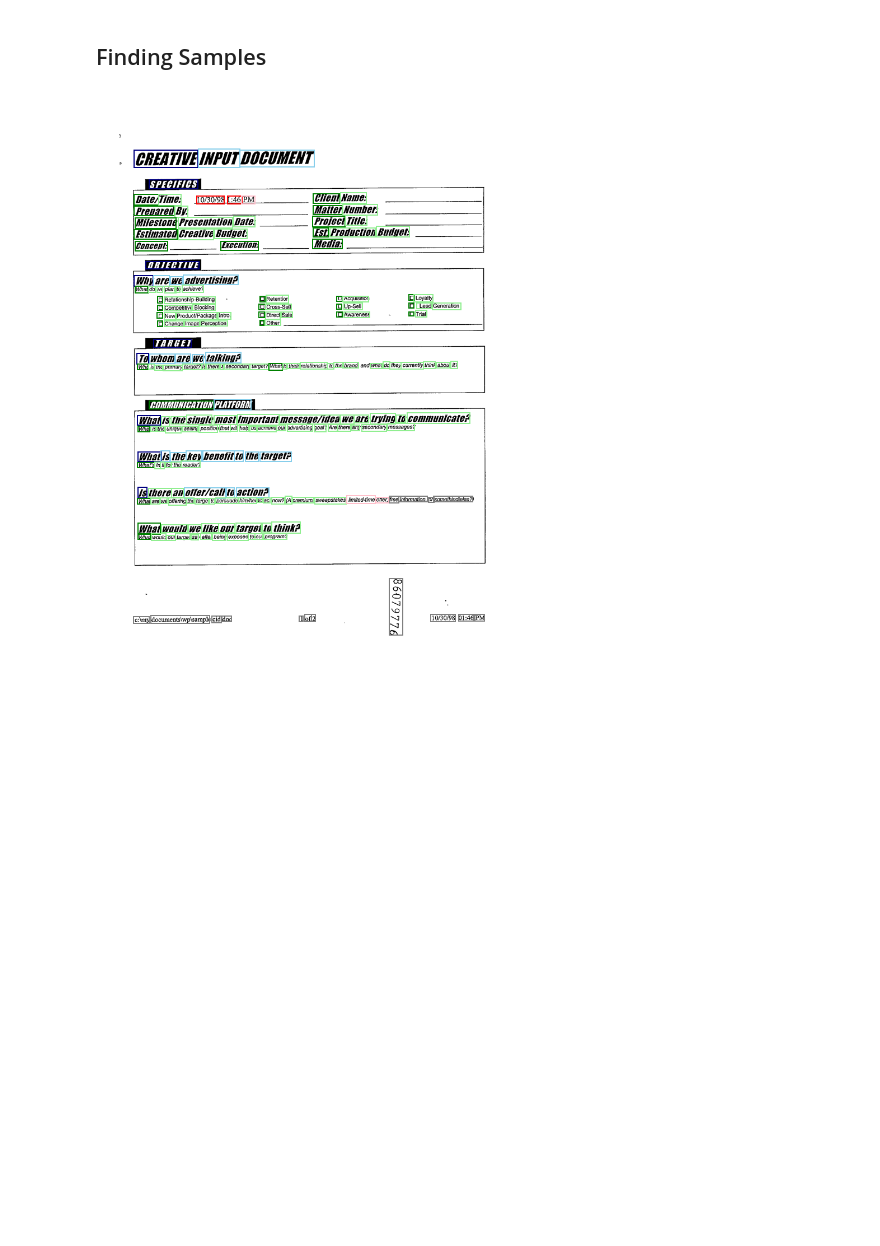
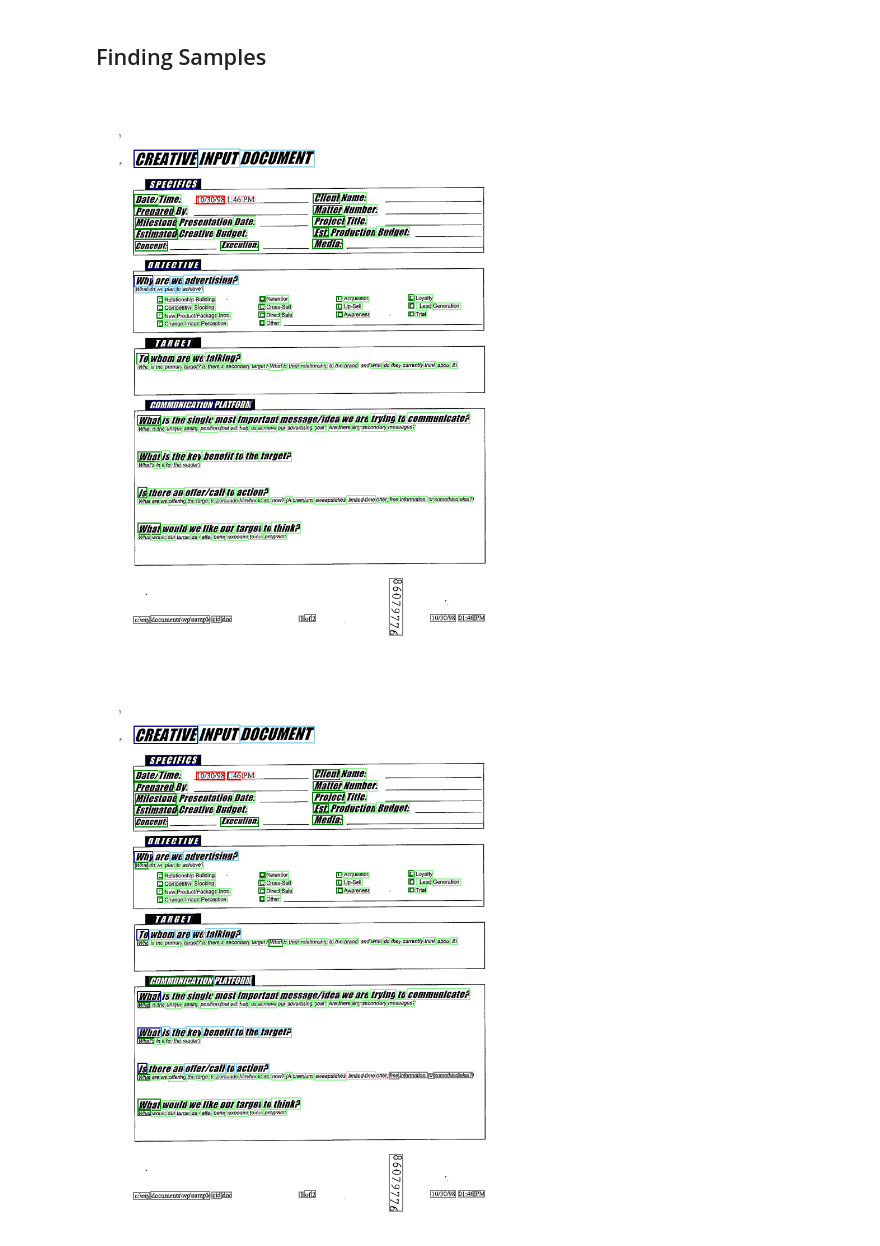
Before and after one commit to adamserag1/Interpretability-for-VRDU-models, a Jupyter notebook: experiments/THESE-NER-Local.ipynb, the cells around one changed output. Drawn from its saved outputs; the diff is of its cells as text; code cells hidden in the pictures; blank space fills up the shorter version.

```diff
--- a/experiments/THESE-NER-Local.ipynb
+++ b/experiments/THESE-NER-Local.ipynb
@@ -173,6 +173,34 @@ LLMV3_encode = make_layoutlmv3_encoder(LLMV3_proc, ner=True)
 BROS_encode = make_bros_encoder(BROS_t, ner=True)
 # %% [markdown]
 ## Finding Samples
+# %%
+
+def display_sample_with_gt(sample, id2label):
+    TAG_COLOURS = {
+        "O": "gray",
+        "B-HEADER": "navy",
+        "I-HEADER": "skyblue",
+        "B-QUESTION": "green",
+        "I-QUESTION": "lightgreen",
+        "B-ANSWER": "red",
+        "I-ANSWER": "pink",
+    }
+
+    img = sample["image"].convert("RGB")
+    draw = ImageDraw.Draw(img)
+    w, h = img.size
+
+    for bbox, tag_id in zip(sample["bboxes"], sample["ner_tags"]):
+        tag_name = id2label[tag_id]
+        color = TAG_COLOURS.get(tag_name, "black")
+        x1, y1, x2, y2 = unnormalize_box(bbox, w, h)
+        draw.rectangle([x1, y1, x2, y2], outline=color, width=2)
+
+    return img
+
+display_sample_with_gt(expample, id2label)
+# %% [output]
+[figure, added]
 # %%
 TAG_COLOURS = {
     "O":          "gray",
```
Also changed, not shown: parts of 8 cells of this notebook.
